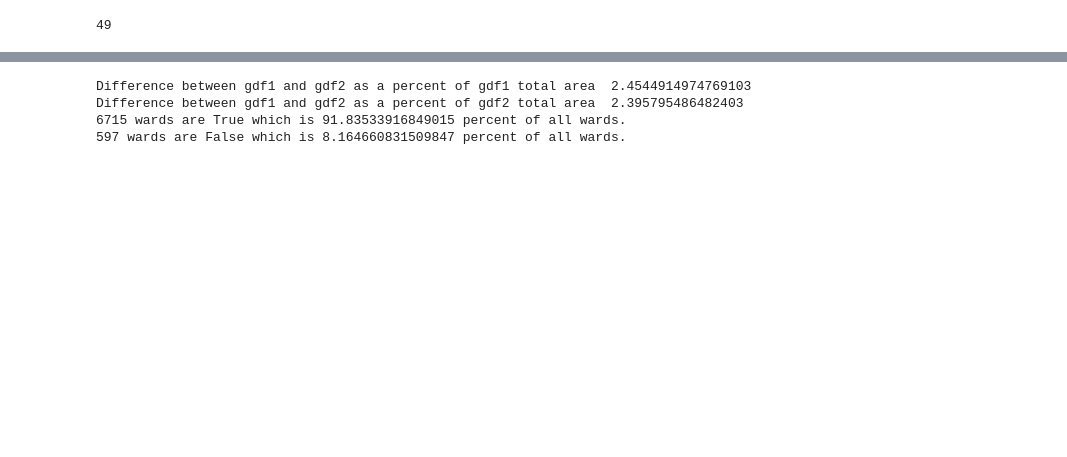
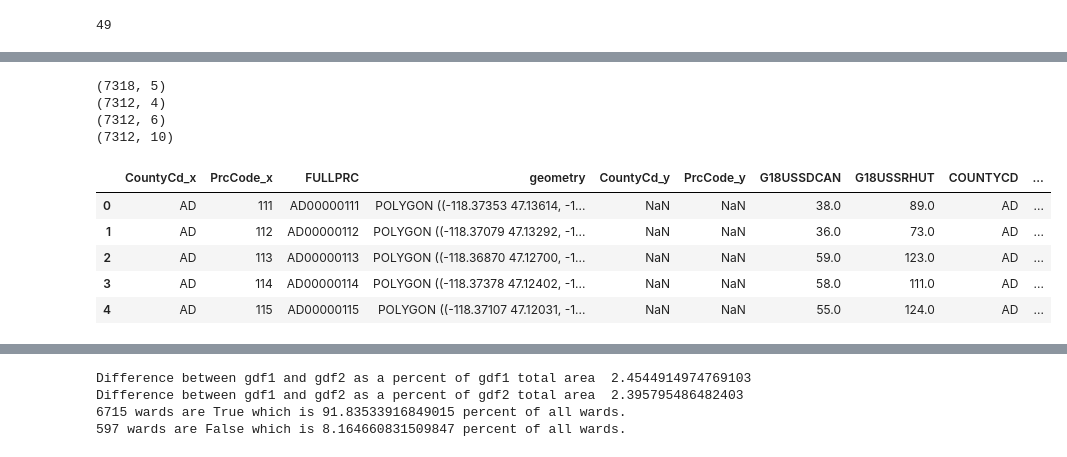
Before and after one commit to nonpartisan-redistricting-datahub/pdv-wa, a Jupyter notebook: vest-wa-2018/VEST-WA-2018-validation-spencer-edits.ipynb, the cells around one changed output, grey strips where cells are left out. Saved outputs shown, nothing was run; the diff lists cells and outputs as text; code cells hidden in the pictures; blank space fills up the shorter version.

```diff
--- a/vest-wa-2018/VEST-WA-2018-validation-spencer-edits.ipynb
+++ b/vest-wa-2018/VEST-WA-2018-validation-spencer-edits.ipynb
@@ -402,0 +487,77 @@ false.head(500)
+# %%
+#Create a list of precincts that just need to add the C but do not have a difference in values
+no_val_change = ['OKC0000017','OKC0000025','OKC0000179','OKC0000187','OKC0000200','OKC0000225']
+#Modify that list to subset the revised_Df
+new_prcs = []
+for i in no_val_change:
+    i = i.replace('C','0')
+    new_prcs.append(i)
+ok_elec_only = ok_elec_only.drop(columns = ['geometry','CountyCd','PrcCode','_merge'])
+ok_no_change = ok_elec_only[ok_elec_only['FULLPRC'].isin(no_val_change)].copy()
+#Remove the old OK data and replace with the new subsetted dataframe
+revised_df2 = revised_df[~revised_df['FULLPRC'].isin(new_prcs)].copy()
+revised_df2 = pd.concat([ok_no_change,revised_df])
+
+
+#Get all of the data that *is* different (this would be 4C and all of the precincts that do not exist in the geometry/VEST file)
+ok_group = ok_elec_only[~ok_elec_only['FULLPRC'].isin(no_val_change)].copy()
+ok_group_prcs = list(ok_group['FULLPRC'])
+#Create new list to subsett and remove from the overall elections DF
+new_prcs = []
+for i in ok_group_prcs:
+    i = i.replace('C','0')
+    new_prcs.append(i)
+revised_df2 = revised_df2[~revised_df2['FULLPRC'].isin(new_prcs)].copy()
+
+#modify the data by assigning all precincts to same PRC (04) and summing. Add back necessary columns for concatenation (the df here is one row)
+ok_group['FULLPRC'] = 'OKC0000004'
+ok_group = ok_group.groupby(by='FULLPRC').sum()
+ok_group = ok_group.reset_index()
+ok_group['COUNTYCD'] = 'OK'
+ok_group['PRCCODE'] = '00000004'
+
+
+revised_df3 = pd.concat([ok_group, revised_df2])
+
+print(revised_df3.shape)
+print(wa_geo.shape)
+print(wa_vest.shape)
+revised_df3.head()
+
+
+#Try joining the election data and the geometry file again and see what is not successfully joined
+join_elec_geom2 = pd.merge(wa_geo,revised_df3,on='FULLPRC',how='outer',indicator=True)
+false = join_elec_geom2[join_elec_geom2['_merge']!='both'].copy()
+
+
+#get the geography only data
+geom_only = join_elec_geom2[join_elec_geom2['_merge']=='left_only'].copy()
+geom_only = geom_only.drop(columns = ['_merge'])
+
+#assign all of the rows to 0
+geom_only = geom_only.fillna(0.0)
+
+#reassign COUNTYCD and PRCCODE and concatenate with the revised dataframe
+geom_only['COUNTYCD'] = 'OK'
+geom_only['PRCCODE'] = geom_only['FULLPRC'].apply(lambda x: '0' + x[2:])
+geom_only.drop(columns=['geometry'],inplace=True)
+
+revised_df4 = pd.concat([geom_only,revised_df3])
+
+
+#we can do an inner join now because all of the products of an outer join are election only (no geog) rows, with 0.0s
+joined = pd.merge(wa_geo,revised_df4, on='FULLPRC',how = 'inner', indicator=True)
+joined.drop(columns=['_merge'],inplace=True)
+print(joined.shape)
+joined.head()
+# %% [output]
+(7318, 5)
+(7312, 4)
+(7312, 6)
+(7312, 10)
+|  | CountyCd_x | PrcCode_x | FULLPRC | geometry | CountyCd_y | PrcCode_y | G18USSDCAN | G18USSRHUT | COUNTYCD | ... |
+| 0 | AD | 111 | AD00000111 | POLYGON ((-118.37353 47.13614, -1... | NaN | NaN | 38.0 | 89.0 | AD | ... |
+| 1 | AD | 112 | AD00000112 | POLYGON ((-118.37079 47.13292, -1... | NaN | NaN | 36.0 | 73.0 | AD | ... |
+| 2 | AD | 113 | AD00000113 | POLYGON ((-118.36870 47.12700, -1... | NaN | NaN | 59.0 | 123.0 | AD | ... |
+| 3 | AD | 114 | AD00000114 | POLYGON ((-118.37378 47.12402, -1... | NaN | NaN | 58.0 | 111.0 | AD | ... |
+| 4 | AD | 115 | AD00000115 | POLYGON ((-118.37107 47.12031, -1... | NaN | NaN | 55.0 | 124.0 | AD | ... |
```
Also changed, not shown: parts of 16 cells of this notebook.
